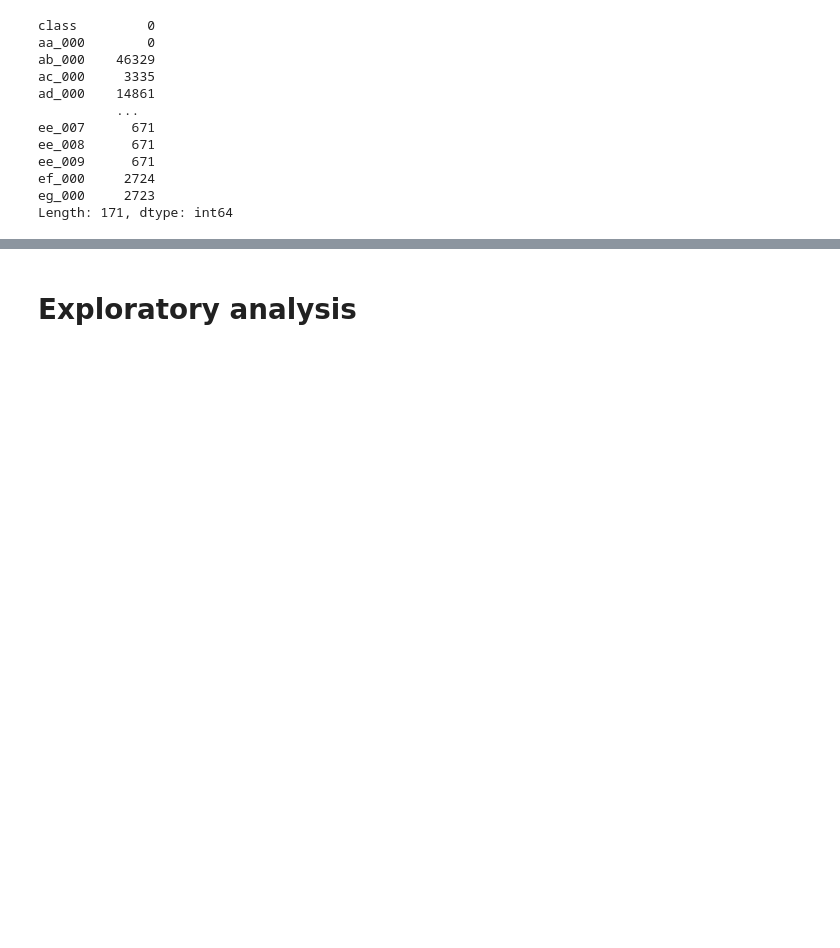
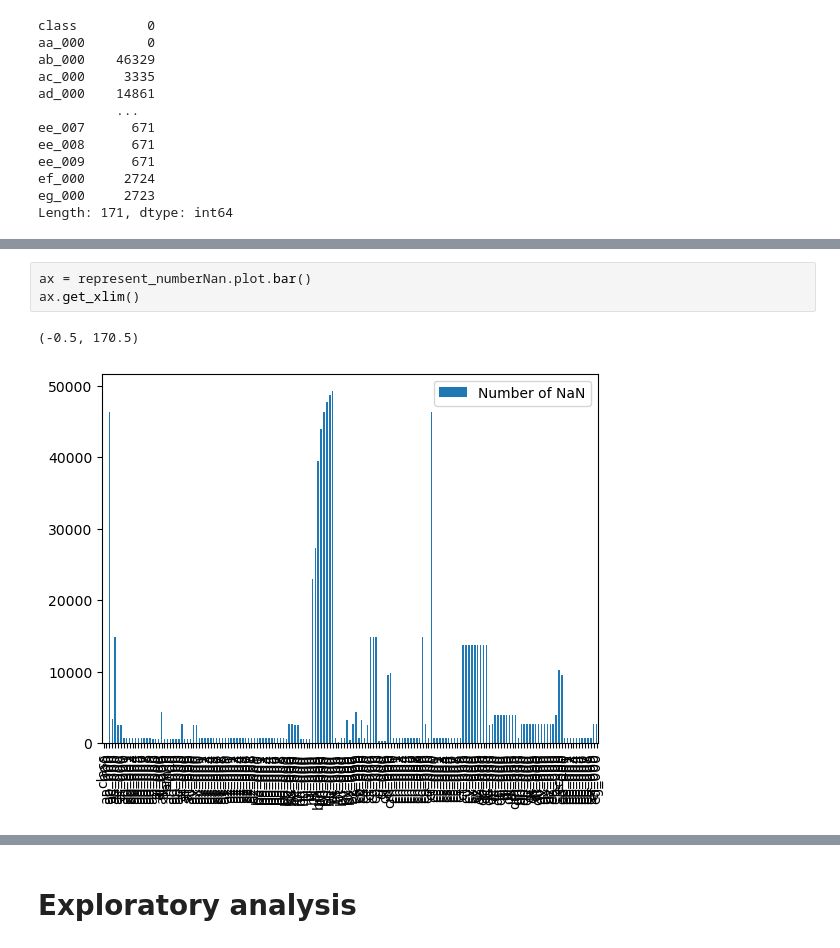
Before and after one commit to VPLEV23/DA_2023_Project, a Jupyter notebook: Project.ipynb, the cells around one changed output, grey strips where cells are left out. Drawn from its saved outputs; the diff is of its cells as text; blank space fills up the shorter version.

```diff
--- a/Project.ipynb
+++ b/Project.ipynb
@@ -148,0 +138,6 @@ data_cleaned.head()
+# %%
+ax = represent_numberNan.plot.bar()
+ax.get_xlim()
+# %% [output]
+(-0.5, 170.5)
+[figure, added]
```
Also changed, not shown: parts of 23 cells of this notebook.
